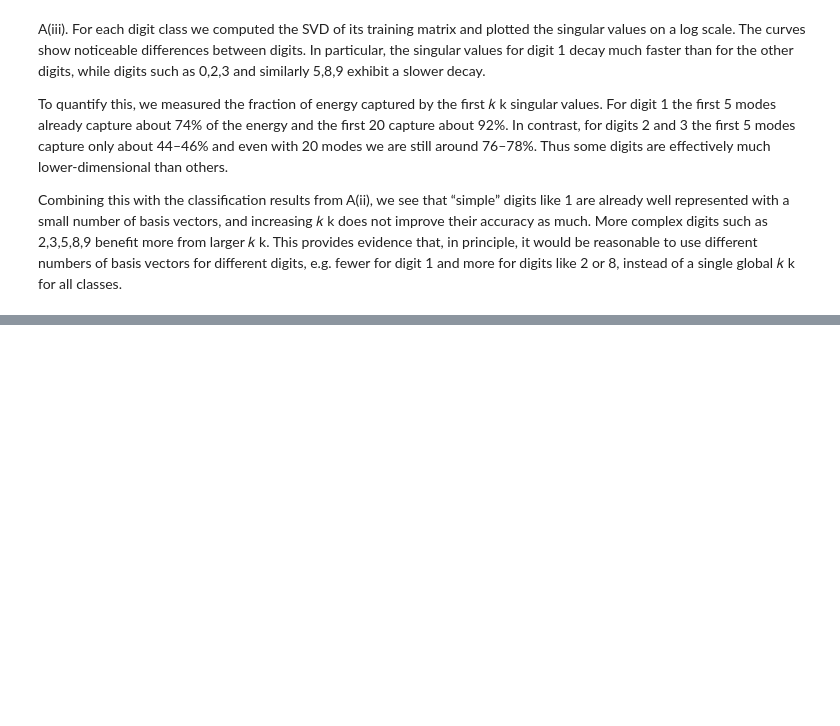
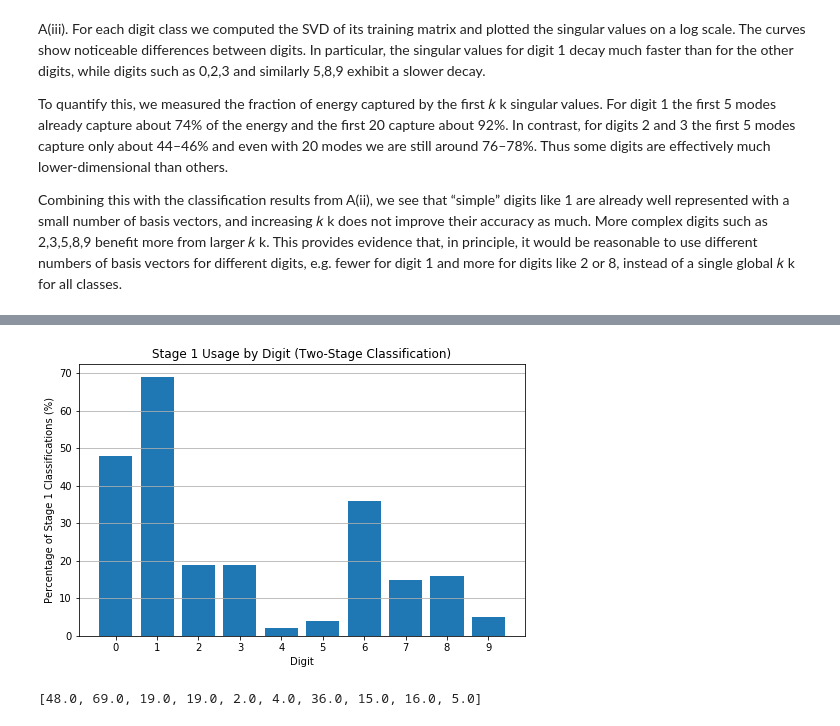
Before and after one commit to Tybo2020/AppliedLinearAlgebra-Project02, a Jupyter notebook: AppldLinAlgb-Project-2.ipynb, the cells around one changed output, grey strips where cells are left out. Drawn from its saved outputs; the diff is of its cells as text; code cells hidden in the pictures; blank space fills up the shorter version.

```diff
--- a/AppldLinAlgb-Project-2.ipynb
+++ b/AppldLinAlgb-Project-2.ipynb
@@ -338,0 +428,44 @@ k for all classes.
+# %%
+import numpy as np
+import matplotlib.pyplot as plt
+
+# computing stage 1 decisions for each test sample
+stage1_decisions = np.zeros(len(y_test), dtype=bool)  # True = stage 1 was used
+
+for i, x in enumerate(X_test):
+    # residuals using only the 1st singular vector
+    res = []
+    for digit in range(10):
+        v1 = Vt_dict[digit][0:1, :]
+        proj = v1.T @ (v1 @ x)
+        res.append(np.linalg.norm(x - proj))
+    res = np.array(res)
+
+    idx_sorted = np.argsort(res)
+    best, second_best = res[idx_sorted[0]], res[idx_sorted[1]]
+
+    # threshold: best residual must be 20% smaller
+    if best < 0.80 * second_best:
+        stage1_decisions[i] = True
+
+# compute per-digit stage 1 usage
+stage1_usage = []
+for d in range(10):
+    idx = np.where(y_test == d)[0]
+    pct = 100 * np.mean(stage1_decisions[idx])
+    stage1_usage.append(pct)
+
+# plotting stage 1 didgit usage
+plt.figure(figsize=(8,5))
+plt.bar(range(10), stage1_usage)
+plt.xticks(range(10))
+plt.ylabel("Percentage of Stage 1 Classifications (%)")
+plt.xlabel("Digit")
+plt.title("Stage 1 Usage by Digit (Two-Stage Classification)")
+plt.grid(axis='y')
+plt.show()
+
+stage1_usage
+# %% [output]
+[figure, added]
+[48.0, 69.0, 19.0, 19.0, 2.0, 4.0, 36.0, 15.0, 16.0, 5.0]
```
Also changed, not shown: parts of 8 cells of this notebook.
